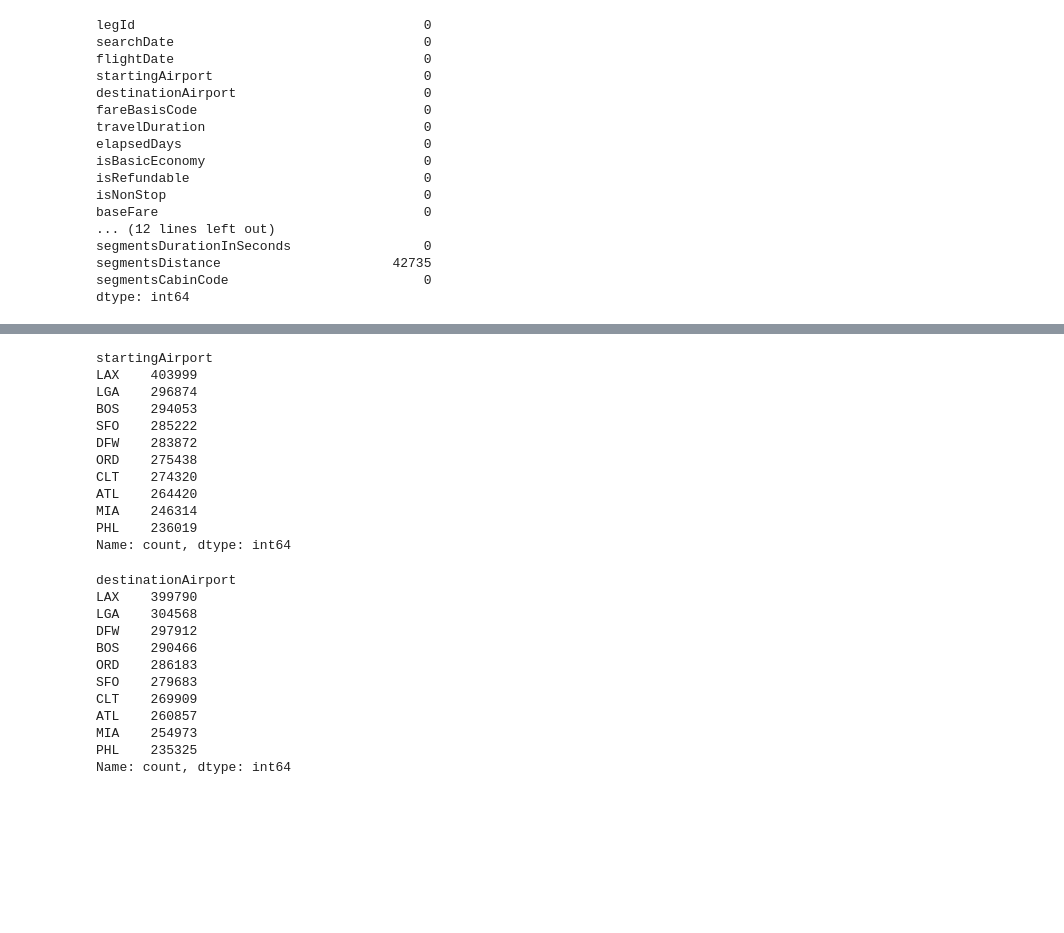
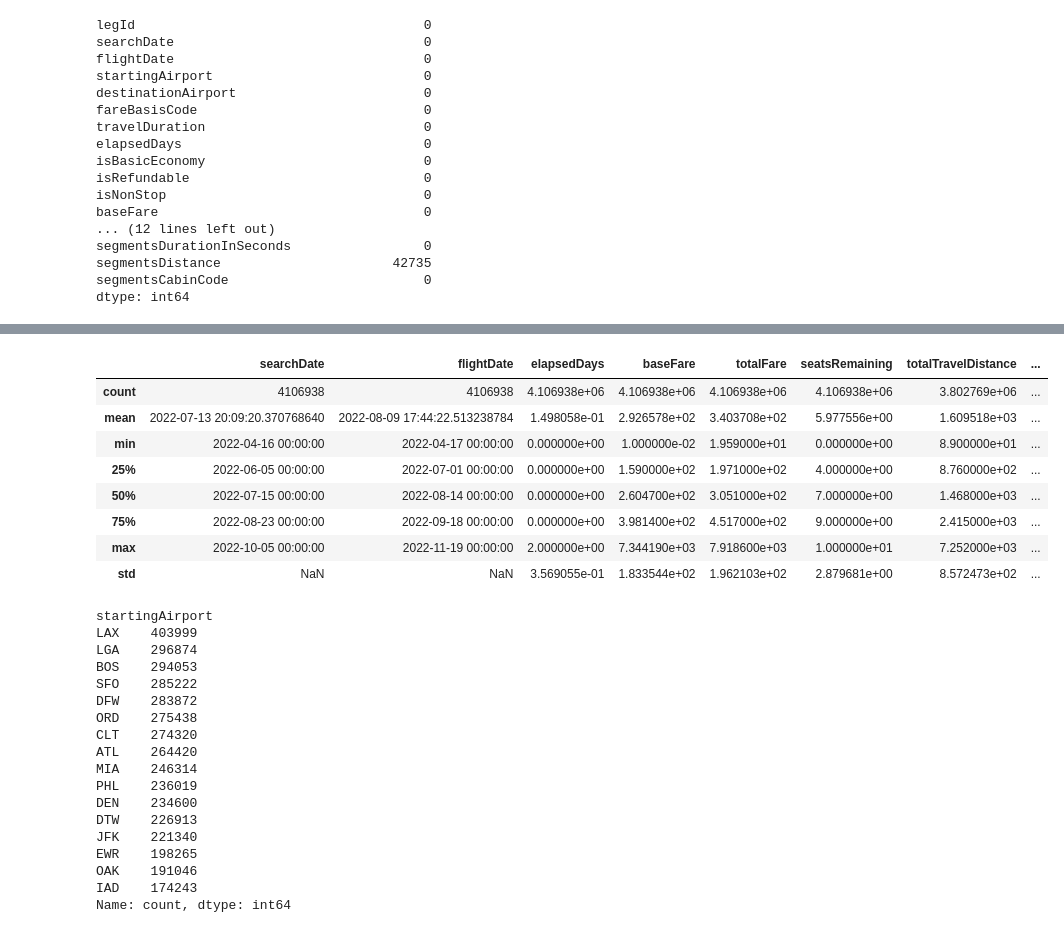
Before and after one commit to sofiaberumenr/Airfare_Pricing_Predictions, a Jupyter notebook: Flight_Analysis_Prediction.ipynb, the cells around one changed output, grey strips where cells are left out. Cells and saved outputs as stored; diff of their text form; code cells hidden in the pictures; blank space fills up the shorter version.

```diff
--- a/Flight_Analysis_Prediction.ipynb
+++ b/Flight_Analysis_Prediction.ipynb
@@ -87,9 +87,28 @@ segmentsArrivalTimeEpochSeconds      1878362
 segmentsArrivalTimeRaw               1977157
 legId                                2221274
 dtype: int64
+# %%
+# show columns search date and flight data
+# diff between search date and flight date
+
+df[['searchDate', 'flightDate']].head()
+df['searchDate'] = pd.to_datetime(df['searchDate'])
+df['flightDate'] = pd.to_datetime(df['flightDate'])
+df['date_diff'] = (df['flightDate'] - df['searchDate']).dt.days
+df.describe()
+# %% [output]
+|  | searchDate | flightDate | elapsedDays | baseFare | totalFare | seatsRemaining | totalTravelDistance | ... |
+| count | 4106938 | 4106938 | 4.106938e+06 | 4.106938e+06 | 4.106938e+06 | 4.106938e+06 | 3.802769e+06 | ... |
+| mean | 2022-07-13 20:09:20.370768640 | 2022-08-09 17:44:22.513238784 | 1.498058e-01 | 2.926578e+02 | 3.403708e+02 | 5.977556e+00 | 1.609518e+03 | ... |
+| min | 2022-04-16 00:00:00 | 2022-04-17 00:00:00 | 0.000000e+00 | 1.000000e-02 | 1.959000e+01 | 0.000000e+00 | 8.900000e+01 | ... |
+| 25% | 2022-06-05 00:00:00 | 2022-07-01 00:00:00 | 0.000000e+00 | 1.590000e+02 | 1.971000e+02 | 4.000000e+00 | 8.760000e+02 | ... |
+| 50% | 2022-07-15 00:00:00 | 2022-08-14 00:00:00 | 0.000000e+00 | 2.604700e+02 | 3.051000e+02 | 7.000000e+00 | 1.468000e+03 | ... |
+| 75% | 2022-08-23 00:00:00 | 2022-09-18 00:00:00 | 0.000000e+00 | 3.981400e+02 | 4.517000e+02 | 9.000000e+00 | 2.415000e+03 | ... |
+| max | 2022-10-05 00:00:00 | 2022-11-19 00:00:00 | 2.000000e+00 | 7.344190e+03 | 7.918600e+03 | 1.000000e+01 | 7.252000e+03 | ... |
+| std | NaN | NaN | 3.569055e-01 | 1.833544e+02 | 1.962103e+02 | 2.879681e+00 | 8.572473e+02 | ... |
 # %%
 # Most common origin airports or cities
-df['startingAirport'].value_counts().head(10)
+df['startingAirport'].value_counts()
 # %% [output]
 startingAirport
 LAX    403999
@@ -102,20 +121,10 @@ CLT    274320
 ATL    264420
 MIA    246314
 PHL    236019
+DEN    234600
+DTW    226913
+JFK    221340
+EWR    198265
+OAK    191046
+IAD    174243
 Name: count, dtype: int64
-# %%
-# Most common destination airports or cities
-df['destinationAirport'].value_counts().head(10)
-# %% [output]
-destinationAirport
-LAX    399790
-LGA    304568
-DFW    297912
-BOS    290466
-ORD    286183
-SFO    279683
-CLT    269909
-ATL    260857
-MIA    254973
-PHL    235325
-Name: count, dtype: int64
```
Also changed, not shown: parts of 12 cells of this notebook.
